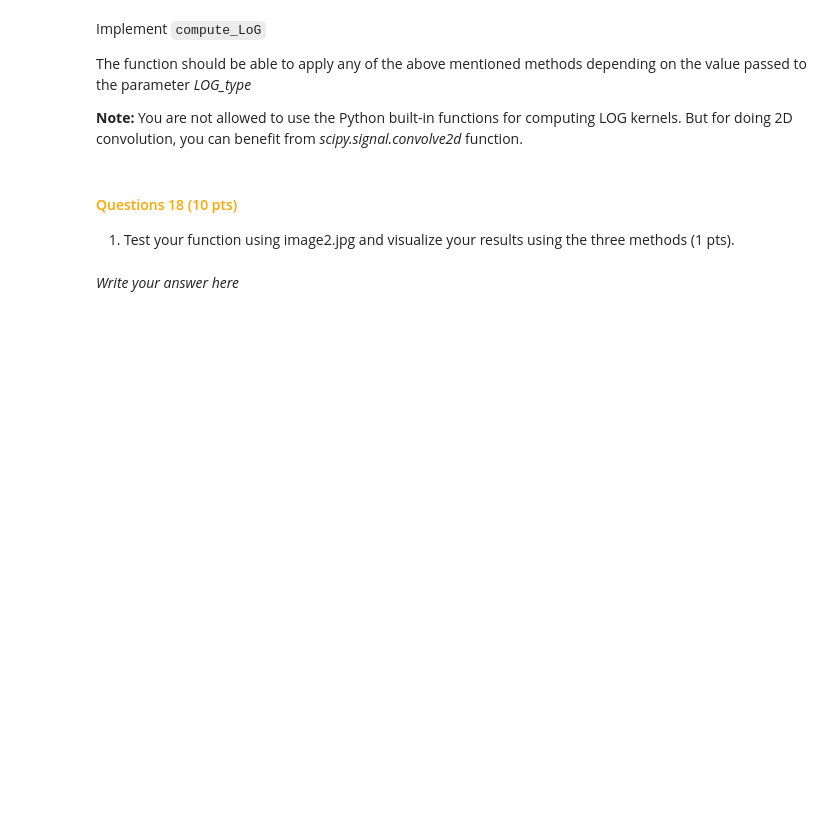
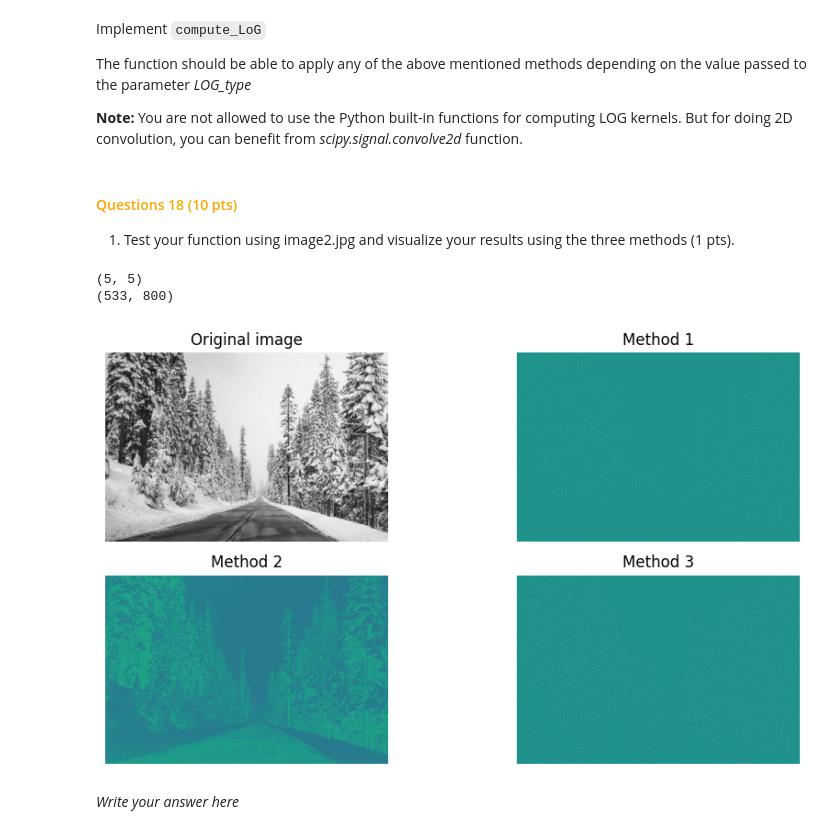
Before and after one commit to krijnD/CV_labs, a Jupyter notebook: Lab2/CV1_Lab2.ipynb, the cells around one changed output. Saved outputs shown, nothing was run; the diff lists cells and outputs as text; code cells hidden in the pictures; blank space fills up the shorter version.

```diff
--- a/Lab2/CV1_Lab2.ipynb
+++ b/Lab2/CV1_Lab2.ipynb
@@ -884,20 +882,0 @@ You are not allowed to use the Python built-in functions for computing LOG kerne
-# %%
-def compute_LoG(image, LOG_type):
-
-    if LOG_type == 1:
-        # Method 1
-        # TODO: YOUR CODE HERE
-        raise NotImplementedError()
-
-    elif LOG_type == 2:
-        # Method 2
-        # TODO: YOUR CODE HERE
-        raise NotImplementedError()
-
-
-    elif LOG_type == 3:
-        # Method 3
-        # TODO: YOUR CODE HERE
-        raise NotImplementedError()
-
-    return imOut
@@ -910,3 +956,36 @@ def compute_LoG(image, LOG_type):
+# %%
+# TODO: YOUR CODE HERE
+method_1 = compute_LoG(image2, 1)
+method_2 = compute_LoG(image2, 2)
+method_3 = compute_LoG(image2, 3)
+
+plt.figure(figsize=(10, 5))
+plt.subplot(2, 2, 1)
+plt.imshow(image2)
+plt.title("Original image")
+plt.axis('off')
+
+plt.subplot(2, 2, 2)
+plt.imshow(method_1)
+plt.title("Method 1")
+plt.axis('off')
+
+plt.subplot(2, 2, 3)
+plt.imshow(method_2)
+plt.title("Method 2")
+plt.axis('off')
+
+plt.subplot(2, 2, 4)
+plt.imshow(method_3)
+plt.title("Method 3")
+plt.axis('off')
+
+plt.tight_layout()
+plt.show()
+# %% [output]
+(5, 5)
+(533, 800)
+[figure, added]
 # %% [markdown]
 *Write your answer here*
 # %% [markdown]
```
Also changed, not shown: parts of 14 cells of this notebook.
